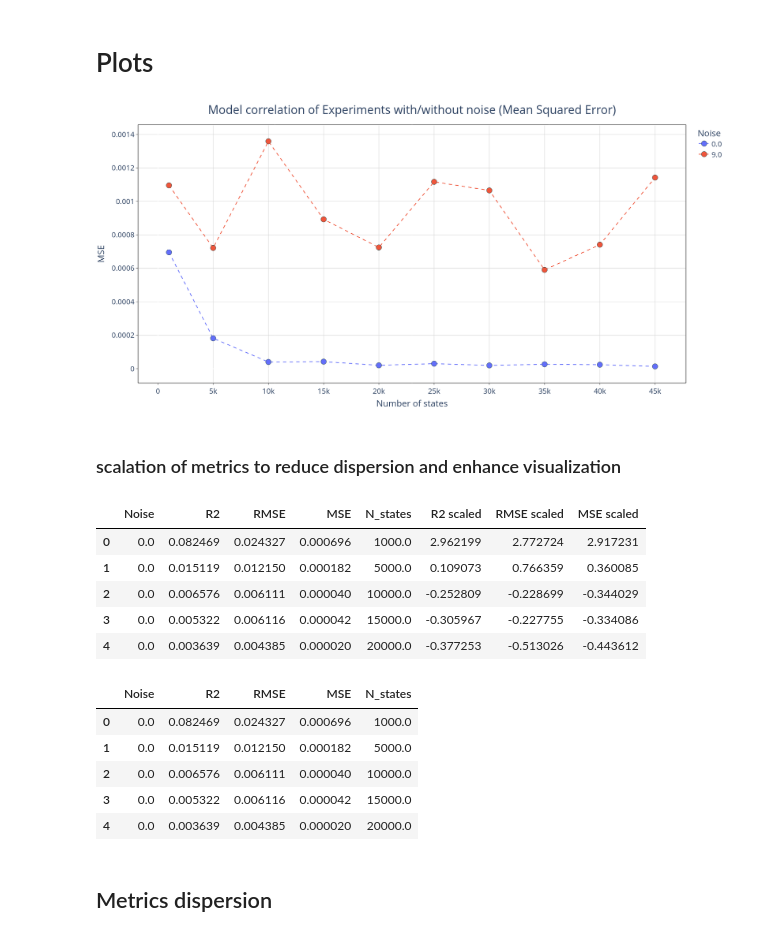
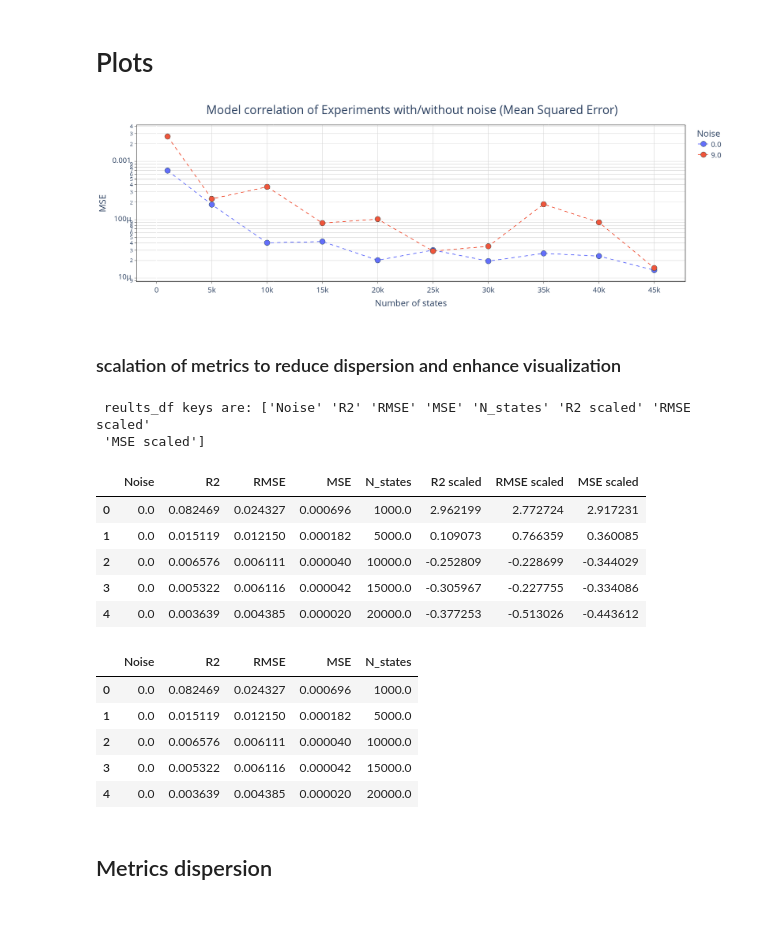
Before and after one commit to 4df31/QD-Biexciton-cascade-and-polarization-orientation-effect-on-QKD-protocol-E91, a Jupyter notebook: Plots.ipynb, the cells around one changed output. Cells and saved outputs as stored; diff of their text form; code cells hidden in the pictures.

Commit message:
Debugged Plots notbook without execution error

```diff
--- a/Plots.ipynb
+++ b/Plots.ipynb
@@ -94,19 +67,22 @@ noisy_r2 = list()
 noisy_mse = list()
 noisy_rmse = list()
 
-model = np.array([[analytical(theta=t,beta=b, alpha=alpha) for b in beta_angle] for t in theta_FSS])
+model_noisy = np.array([[model_noise(θ=t,β=b, α=alpha,Pt=0.91) for b in beta_angle] for t in theta_FSS])
+model_tiny = np.array([[model_noise(θ=t,β=b, α=alpha,Pt=0.999) for b in beta_angle] for t in theta_FSS])
+model_reviewed_noise = np.array([[model_noise(θ=t,β=b, α=alpha,Pt=1.0) for b in beta_angle] for t in theta_FSS])
+model_noiseless = np.array([[model_noise(θ=t,β=b, α=alpha,Pt=1.0) for b in beta_angle] for t in theta_FSS])
 
 for experiment_name in reviewed_probability_filenames:
     experiment = pd.read_csv(path+experiment_name, header=None).dropna(axis=1,how='all').values
-    noiseless_r2.append( 1-r2(y_true=model,y_pred=experiment) )
-    noiseless_mse.append( (mse(y_true=model,y_pred=experiment) ))
-    noiseless_rmse.append( (rmse(y_true=model,y_pred=experiment) ))
+    noiseless_r2.append( 1-r2(y_true=model_reviewed_noise,y_pred=experiment) )
+    noiseless_mse.append( (mse(y_true=model_reviewed_noise,y_pred=experiment) ))
+    noiseless_rmse.append( (rmse(y_true=model_reviewed_noise,y_pred=experiment) ))
 
 for experiment_name in noisy_probability_filenames:
     experiment = pd.read_csv(path+experiment_name, header=None).dropna(axis=1,how='all').values
-    noisy_r2.append( 1-r2(y_true=model,y_pred=experiment) )
-    noisy_mse.append( mse(y_true=model,y_pred=experiment) )
-    noisy_rmse.append( rmse(y_true=model,y_pred=experiment) )
+    noisy_r2.append( 1-r2(y_true=model_noisy,y_pred=experiment) )
+    noisy_mse.append( mse(y_true=model_noisy,y_pred=experiment) )
+    noisy_rmse.append( rmse(y_true=model_noisy,y_pred=experiment) )
 
 """
 N_states = pd.DataFrame(dict(zip(['N_states'],[[1.0E3,5.0E3,1.0E4,1.5E4,2.0E4,2.5E4,3.0E4,3.5E4,4.0E4,4.5E4]])))
@@ -147,39 +123,39 @@ fig.update_traces(marker=dict(size=15,line=dict(width=1, color='DarkSlateGrey'))
                   line_dash='dash'
                  )
 fig.update_layout(
-    height = 844,
-    width = 1500,
+    height = 563,
+    width = 1000,
     font=dict(size=20),
     paper_bgcolor='white',
     plot_bgcolor='white',
     title={
         'text': "Model correlation of Experiments with/without noise (Mean Squared Error)",
         'font': {'size': 32},
         'x' :0.5
     }
 )
 fig.update_xaxes(
     mirror=True,
     ticks='outside',
     showline=True,
     linecolor='black',
     gridcolor='lightgrey',
     title_text='Number of states'
 )
 fig.update_yaxes(
     mirror=True,
     ticks='outside',
     showline=True,
     linecolor='black',
     gridcolor='lightgrey',
-    #type='log',
+    type='log',
     title_text='MSE',
     #title_text='Log  (MSE)'
 )
 #fig.add_hline(y=0, line_width=3, line_dash="dash", line_color="lightgrey", annotation_text="Target MSE", annotation_position="top left")
 fig.show()
 # %% [output]
-[figure, old version]
+[figure, new version]
 # %% [markdown]
 ### scalation of metrics to reduce dispersion and enhance visualization
 # %%
@@ -208,23 +184,26 @@ scaled_results = scaled_results.astype(float)
 
 # Concatenate normally. DO NOT overwrite with only scaled_results.
 results_df = pd.concat([results, scaled_results], axis=1)
-results_df.head()
+
+print(f" reults_df keys are: {results_df.keys().values}")
+
+display(results_df.head())
+display(results.head())
 # %% [output]
+ reults_df keys are: ['Noise' 'R2' 'RMSE' 'MSE' 'N_states' 'R2 scaled' 'RMSE scaled'
+ 'MSE scaled']
 |  | Noise | R2 | RMSE | MSE | N_states | R2 scaled | RMSE scaled | MSE scaled |
 | 0 | 0.0 | 0.082469 | 0.024327 | 0.000696 | 1000.0 | 2.962199 | 2.772724 | 2.917231 |
 | 1 | 0.0 | 0.015119 | 0.012150 | 0.000182 | 5000.0 | 0.109073 | 0.766359 | 0.360085 |
 | 2 | 0.0 | 0.006576 | 0.006111 | 0.000040 | 10000.0 | -0.252809 | -0.228699 | -0.344029 |
 | 3 | 0.0 | 0.005322 | 0.006116 | 0.000042 | 15000.0 | -0.305967 | -0.227755 | -0.334086 |
 | 4 | 0.0 | 0.003639 | 0.004385 | 0.000020 | 20000.0 | -0.377253 | -0.513026 | -0.443612 |
+|  | Noise | R2 | RMSE | MSE | N_states |
+| 0 | 0.0 | 0.082469 | 0.024327 | 0.000696 | 1000.0 |
+| 1 | 0.0 | 0.015119 | 0.012150 | 0.000182 | 5000.0 |
+| 2 | 0.0 | 0.006576 | 0.006111 | 0.000040 | 10000.0 |
+| 3 | 0.0 | 0.005322 | 0.006116 | 0.000042 | 15000.0 |
+| 4 | 0.0 | 0.003639 | 0.004385 | 0.000020 | 20000.0 |
-# %%
-results.head()
-# %% [output]
-|  | Noise | R2 | RMSE | MSE | N_states |
-| 0 | 0.0 | 0.082469 | 0.024327 | 0.000696 | 1000.0 |
-| 1 | 0.0 | 0.015119 | 0.012150 | 0.000182 | 5000.0 |
-| 2 | 0.0 | 0.006576 | 0.006111 | 0.000040 | 10000.0 |
-| 3 | 0.0 | 0.005322 | 0.006116 | 0.000042 | 15000.0 |
-| 4 | 0.0 | 0.003639 | 0.004385 | 0.000020 | 20000.0 |
 # %% [markdown]
 ## Metrics dispersion
 # %%
```
Also changed, not shown: parts of 21 cells of this notebook, 6 other files.
